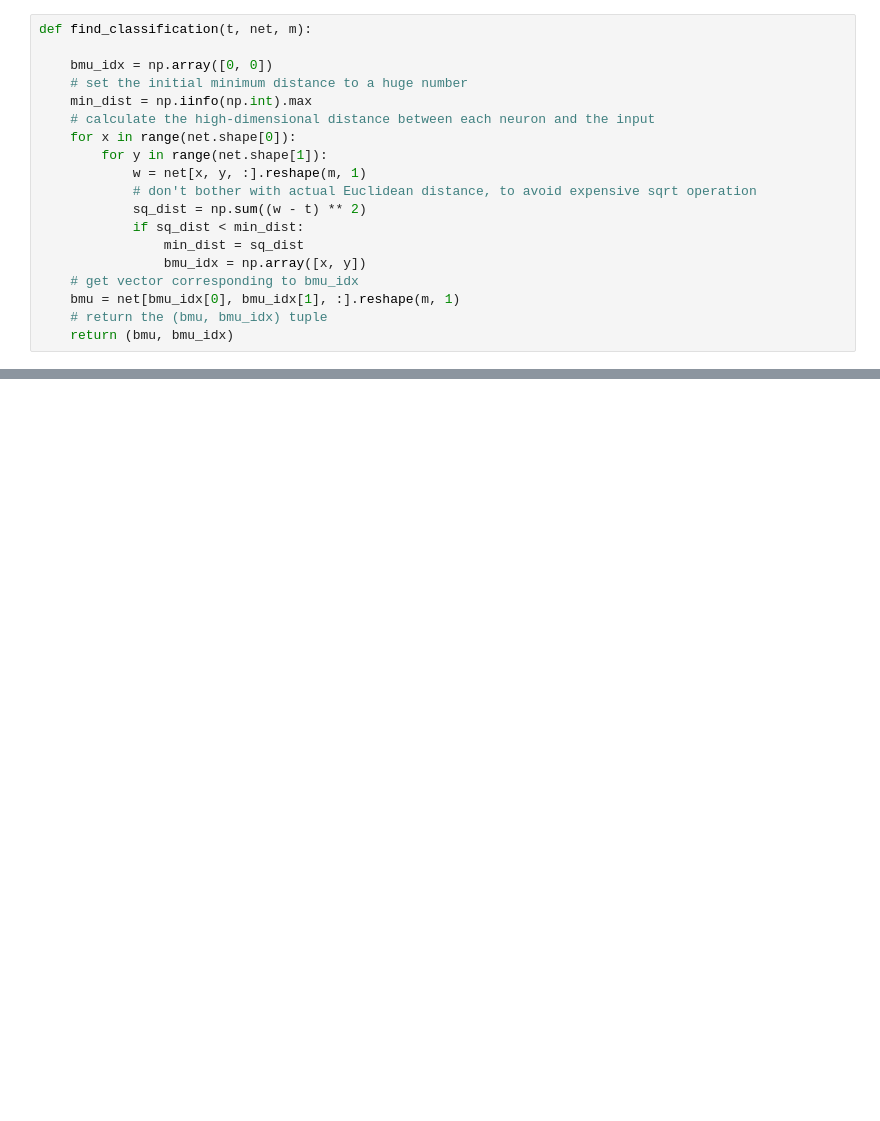
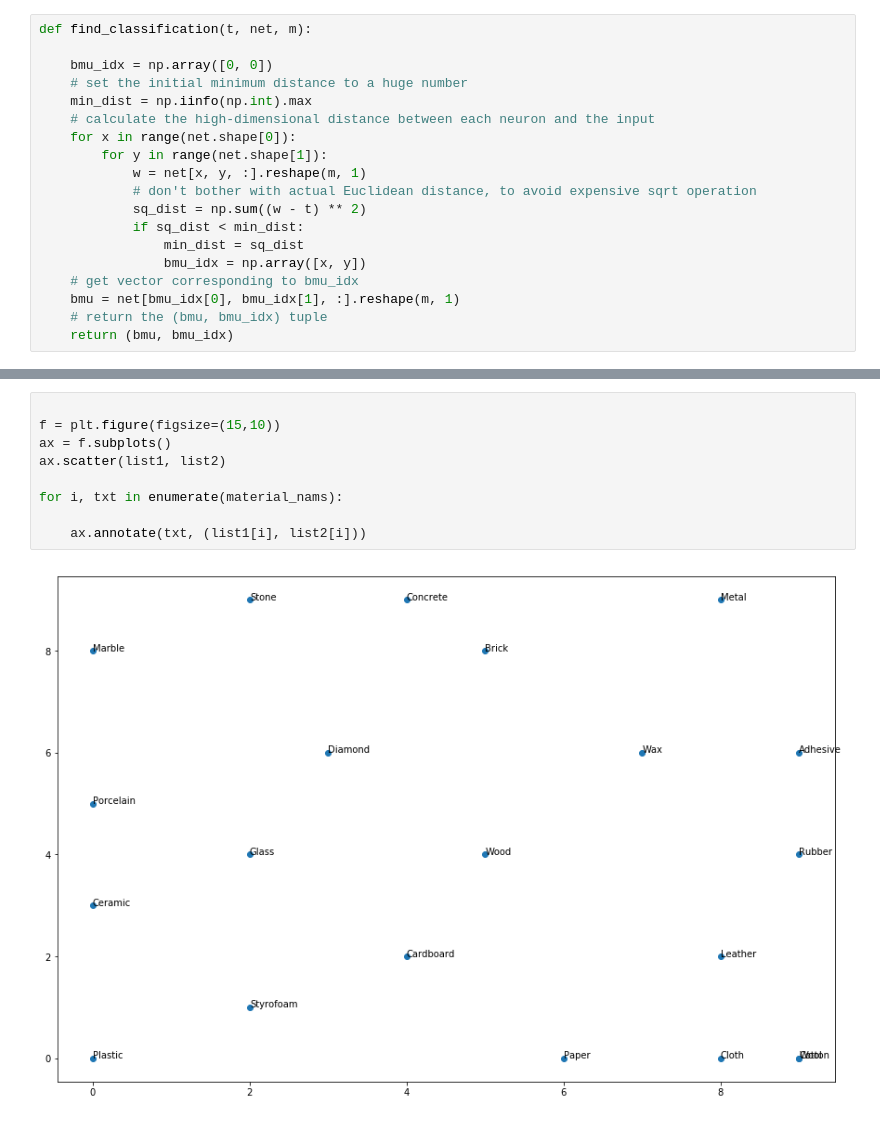
Before and after one commit to mk-hasan/OROC-FU, a Jupyter notebook: OROC-SOM-V2.ipynb, the cells around one changed output, grey strips where cells are left out. Cells and saved outputs as stored; diff of their text form; blank space fills up the shorter version.

```diff
--- a/OROC-SOM-V2.ipynb
+++ b/OROC-SOM-V2.ipynb
@@ -194,2 +277,13 @@ def find_classification(t, net, m):
+# %%
+
+f = plt.figure(figsize=(15,10))
+ax = f.subplots()
+ax.scatter(list1, list2)
+
+for i, txt in enumerate(material_nams):
+
+    ax.annotate(txt, (list1[i], list2[i]))
+# %% [output]
+[figure, added]
 # %%
 # %% [output]
```
Also changed, not shown: parts of 12 cells of this notebook.
